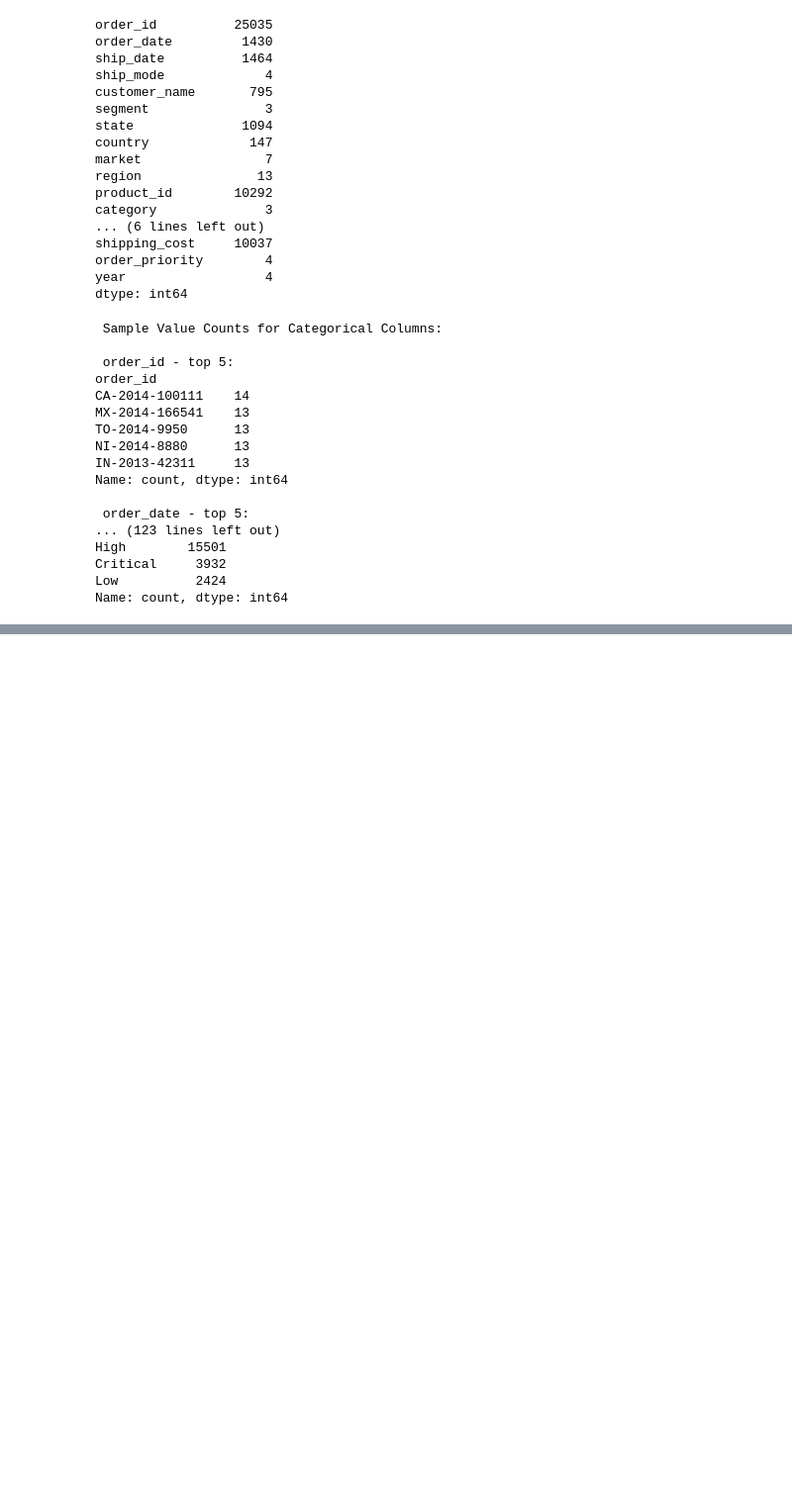
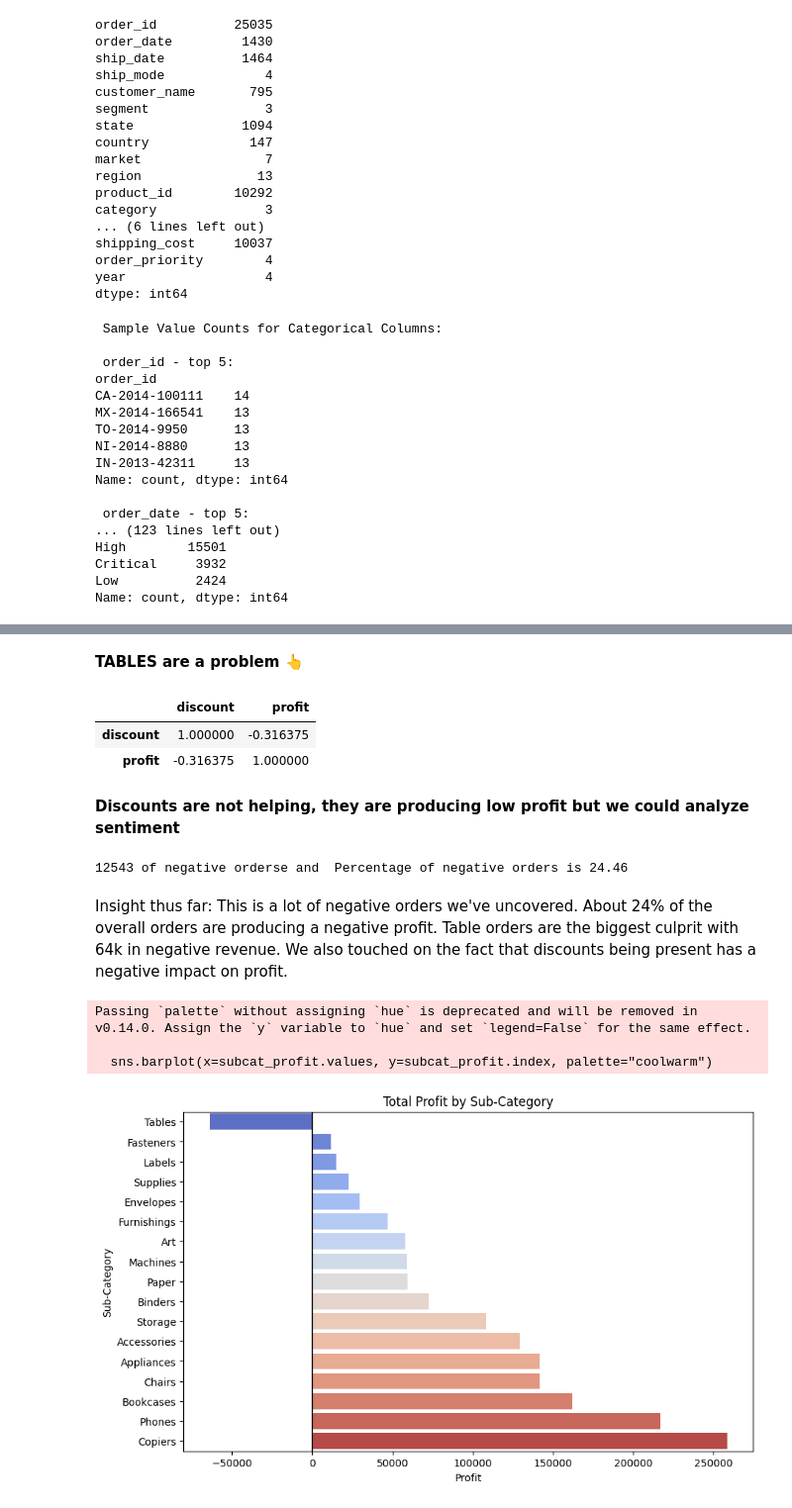
Before and after one commit to Mammirati15/superstore-analysis, a Jupyter notebook: notebooks/01_preprocessing_eda.ipynb, the cells around one changed output, grey strips where cells are left out. Shown at 99% size. Drawn from its saved outputs; the diff is of its cells as text; code cells hidden in the pictures; blank space fills up the shorter version.

Commit message:
profit and subcategory analysis

```diff
--- a/notebooks/01_preprocessing_eda.ipynb
+++ b/notebooks/01_preprocessing_eda.ipynb
@@ -196,3 +200,19 @@ High        15501
 Critical     3932
 Low          2424
 Name: count, dtype: int64
+# %%
+#order and ship date to date times, make sales data full numeric
+original_df['sales'] = pd.to_numeric(
+    original_df['sales']
+    .replace('[\$,]', '', regex=True
+    ), errors='coerce'
+)
+
+for col in ['order_date', 'ship_date']:
+    d1 = pd.to_datetime(original_df[col], dayfirst=True, errors='coerce')  # DD-MM-YYYY, DD/MM/YYYY, etc.
+    bad = d1.isna()
+    if bad.any():
+        # fallback: try letting pandas infer other formats (e.g., MM/DD/YYYY)
+        d2 = pd.to_datetime(original_df.loc[bad, col], errors='coerce')
+        d1.loc[bad] = d2
+    original_df[col] = d1
@@ -198,0 +287,37 @@ Name: count, dtype: int64
+# %% [markdown]
+**TABLES are a problem 👆**
+# %%
+original_df[['discount', 'profit']].corr()
+# %% [output]
+|  | discount | profit |
+| discount | 1.000000 | -0.316375 |
+| profit | -0.316375 | 1.000000 |
+# %% [markdown]
+**Discounts are not helping, they are producing low profit but we could analyze sentiment**
+# %%
+#get the percentage of orders that are negative
+negative_orders = (original_df['profit'] < 0).sum()
+
+percentage_negative_orders = negative_orders / len(original_df) * 100
+
+print(f"{negative_orders} of negative orderse and  Percentage of negative orders is {percentage_negative_orders:.2f}")
+# %% [output]
+12543 of negative orderse and  Percentage of negative orders is 24.46
+# %% [markdown]
+Insight thus far: This is a lot of negative orders we've uncovered. About 24% of the overall orders are producing a negative profit.  Table orders are the biggest culprit with 64k in negative revenue.  We also touched on the fact that discounts being present has a negative impact on profit.
+# %%
+#Display the profit as it relates to sub-categories
+plt.figure(figsize=(10, 6))
+subcat_profit = original_df.groupby('sub_category')['profit'].sum().sort_values()
+
+sns.barplot(x=subcat_profit.values, y=subcat_profit.index, palette="coolwarm")
+plt.title("Total Profit by Sub-Category")
+plt.xlabel("Profit")
+plt.ylabel("Sub-Category")
+plt.axvline(0, color='black', linewidth=1)
+plt.show()
+# %% [output]
+Passing `palette` without assigning `hue` is deprecated and will be removed in v0.14.0. Assign the `y` variable to `hue` and set `legend=False` for the same effect.
+
+  sns.barplot(x=subcat_profit.values, y=subcat_profit.index, palette="coolwarm")
+[figure, added]
```
Also changed, not shown: parts of 7 cells of this notebook, 1 other file.
